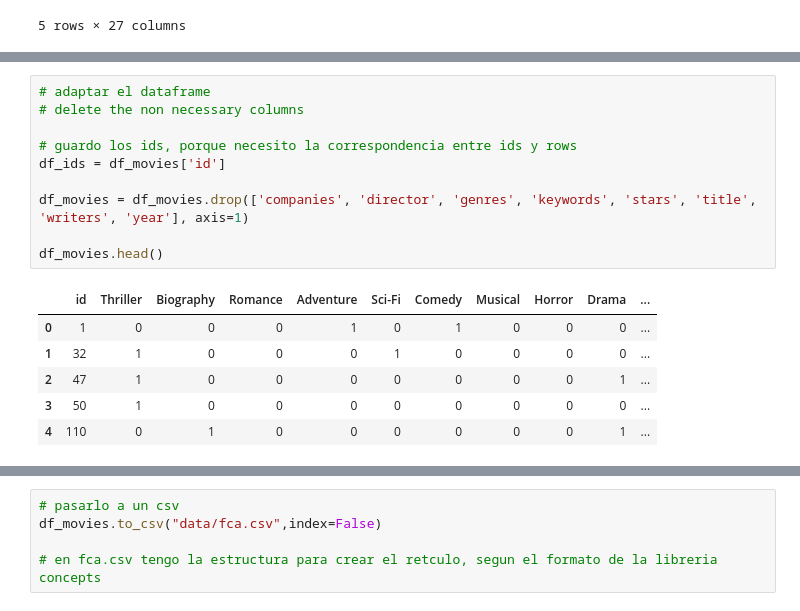
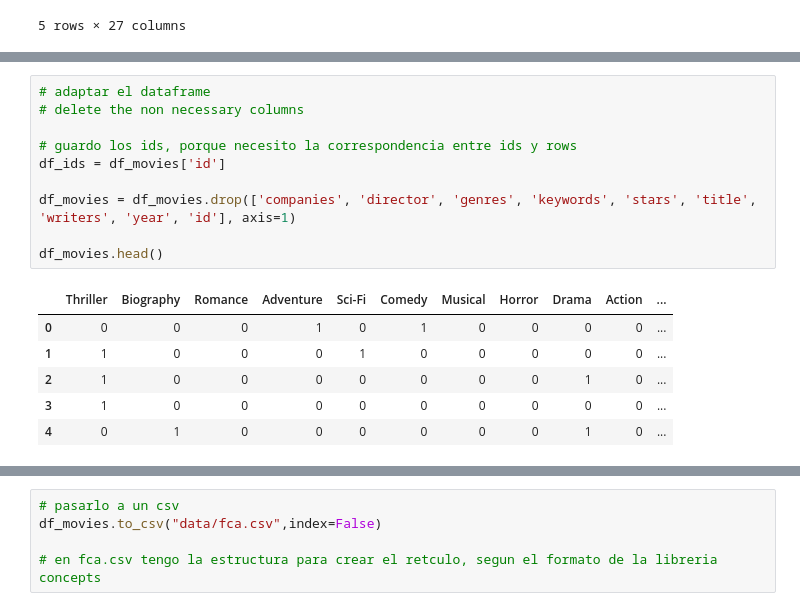
Before and after one commit to jljorro/Matrix_Factorization_Explanations, a Jupyter notebook: fca.ipynb, the cells around one changed output, grey strips where cells are left out. Drawn from its saved outputs; the diff is of its cells as text.

```diff
--- a/fca.ipynb
+++ b/fca.ipynb
@@ -17,20 +23,20 @@ df_movies.head()
 # %%
 # adaptar el dataframe
 # delete the non necessary columns
 
 # guardo los ids, porque necesito la correspondencia entre ids y rows
 df_ids = df_movies['id']
 
-df_movies = df_movies.drop(['companies', 'director', 'genres', 'keywords', 'stars', 'title', 'writers', 'year'], axis=1)
+df_movies = df_movies.drop(['companies', 'director', 'genres', 'keywords', 'stars', 'title', 'writers', 'year', 'id'], axis=1)
 
 df_movies.head()
 # %% [output]
-|  | id | Thriller | Biography | Romance | Adventure | Sci-Fi | Comedy | Musical | Horror | Drama | ... |
-| 0 | 1 | 0 | 0 | 0 | 1 | 0 | 1 | 0 | 0 | 0 | ... |
-| 1 | 32 | 1 | 0 | 0 | 0 | 1 | 0 | 0 | 0 | 0 | ... |
-| 2 | 47 | 1 | 0 | 0 | 0 | 0 | 0 | 0 | 0 | 1 | ... |
-| 3 | 50 | 1 | 0 | 0 | 0 | 0 | 0 | 0 | 0 | 0 | ... |
-| 4 | 110 | 0 | 1 | 0 | 0 | 0 | 0 | 0 | 0 | 1 | ... |
+|  | Thriller | Biography | Romance | Adventure | Sci-Fi | Comedy | Musical | Horror | Drama | Action | ... |
+| 0 | 0 | 0 | 0 | 1 | 0 | 1 | 0 | 0 | 0 | 0 | ... |
+| 1 | 1 | 0 | 0 | 0 | 1 | 0 | 0 | 0 | 0 | 0 | ... |
+| 2 | 1 | 0 | 0 | 0 | 0 | 0 | 0 | 0 | 1 | 0 | ... |
+| 3 | 1 | 0 | 0 | 0 | 0 | 0 | 0 | 0 | 0 | 0 | ... |
+| 4 | 0 | 1 | 0 | 0 | 0 | 0 | 0 | 0 | 1 | 0 | ... |
 # %%
 # reemplazar los 1, por las X
 df_movies = df_movies.replace([0, 1], ['', 'X'])
```
Also changed, not shown: parts of 6 cells of this notebook, 3 other files.
